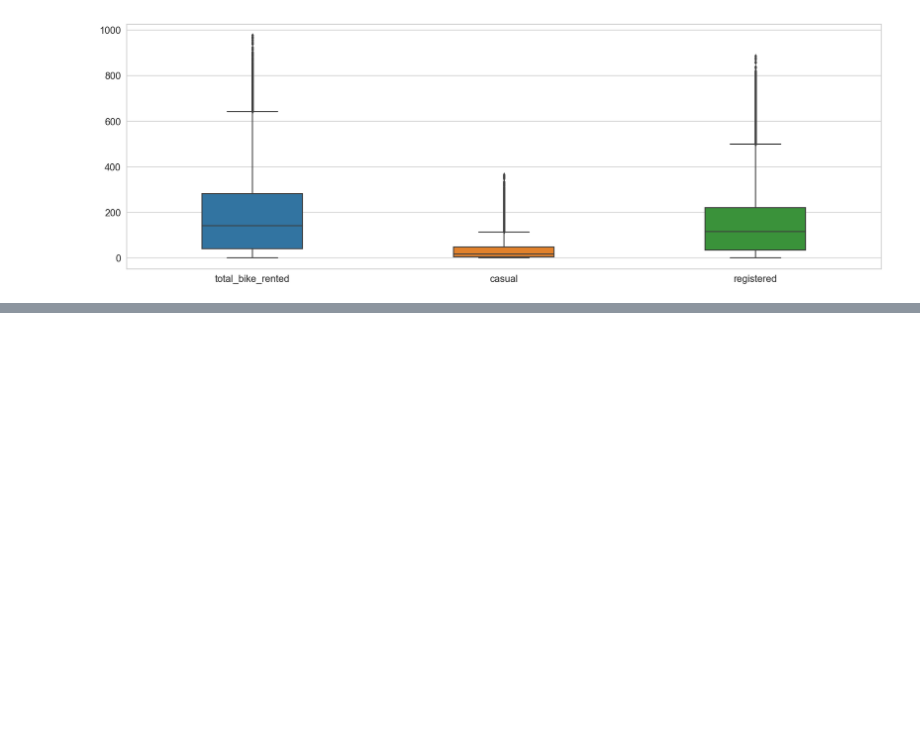
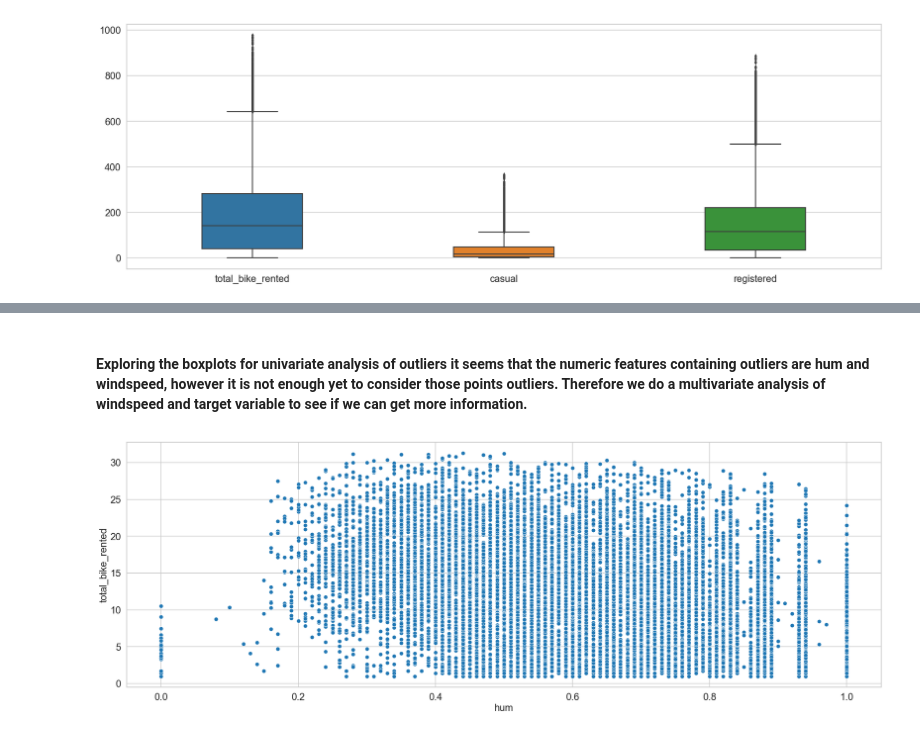
Before and after one commit to Rouzbehrahimi/Bike_sharing_dask, a Jupyter notebook: Dask_BS.ipynb, the cells around one changed output, grey strips where cells are left out. Cells and saved outputs as stored; diff of their text form; code cells hidden in the pictures; blank space fills up the shorter version.

```diff
--- a/Dask_BS.ipynb
+++ b/Dask_BS.ipynb
@@ -236,0 +329,6 @@ sns.boxplot(data=df_dask[["total_bike_rented", "casual", "registered"]].compute(
+# %% [markdown]
+#### Exploring the boxplots for univariate analysis of outliers it seems that the numeric features containing outliers are hum and windspeed, however it is not enough yet to consider those points outliers. Therefore we do a multivariate analysis of windspeed and target variable to see if we can get more information.
+# %%
+sns.scatterplot(df_dask["hum"].compute(), df_dask["total_bike_rented"].compute());
+# %% [output]
+[figure, added]
```
Also changed, not shown: parts of 38 cells of this notebook.
